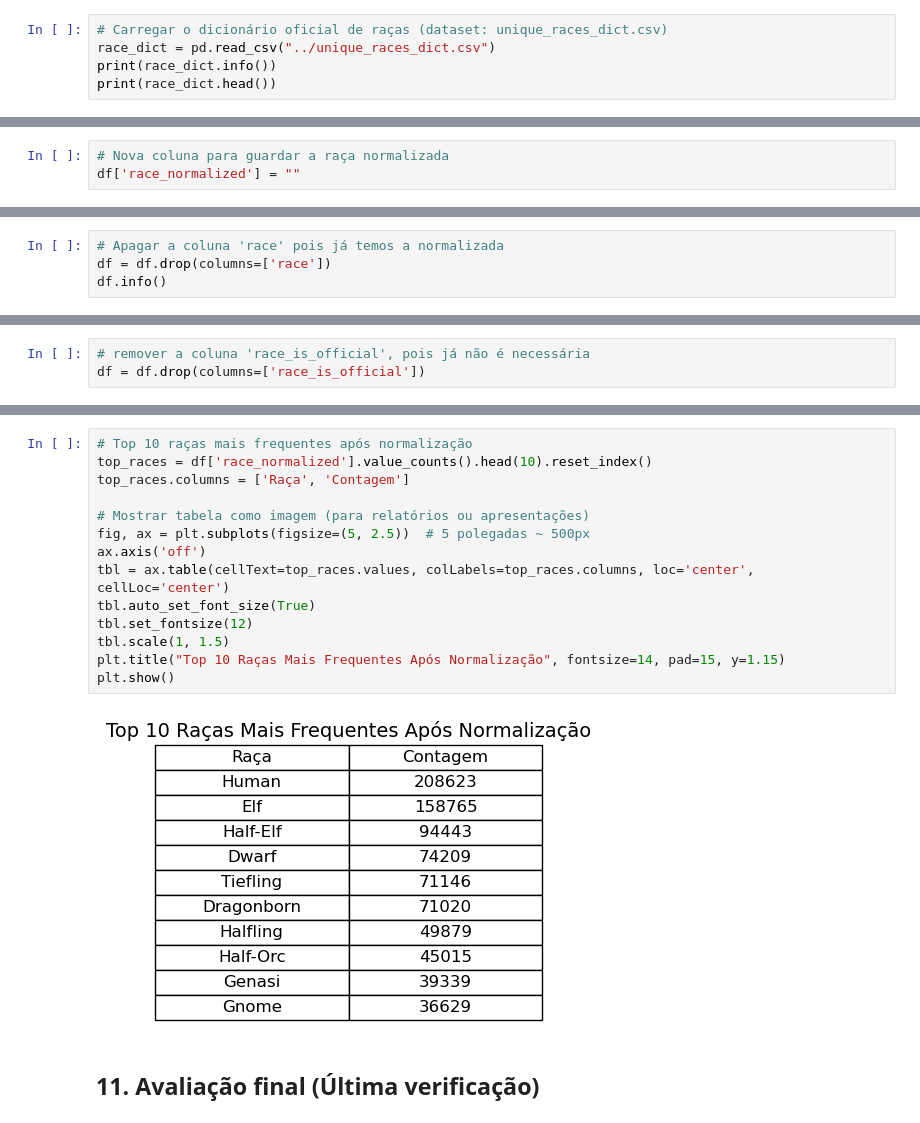
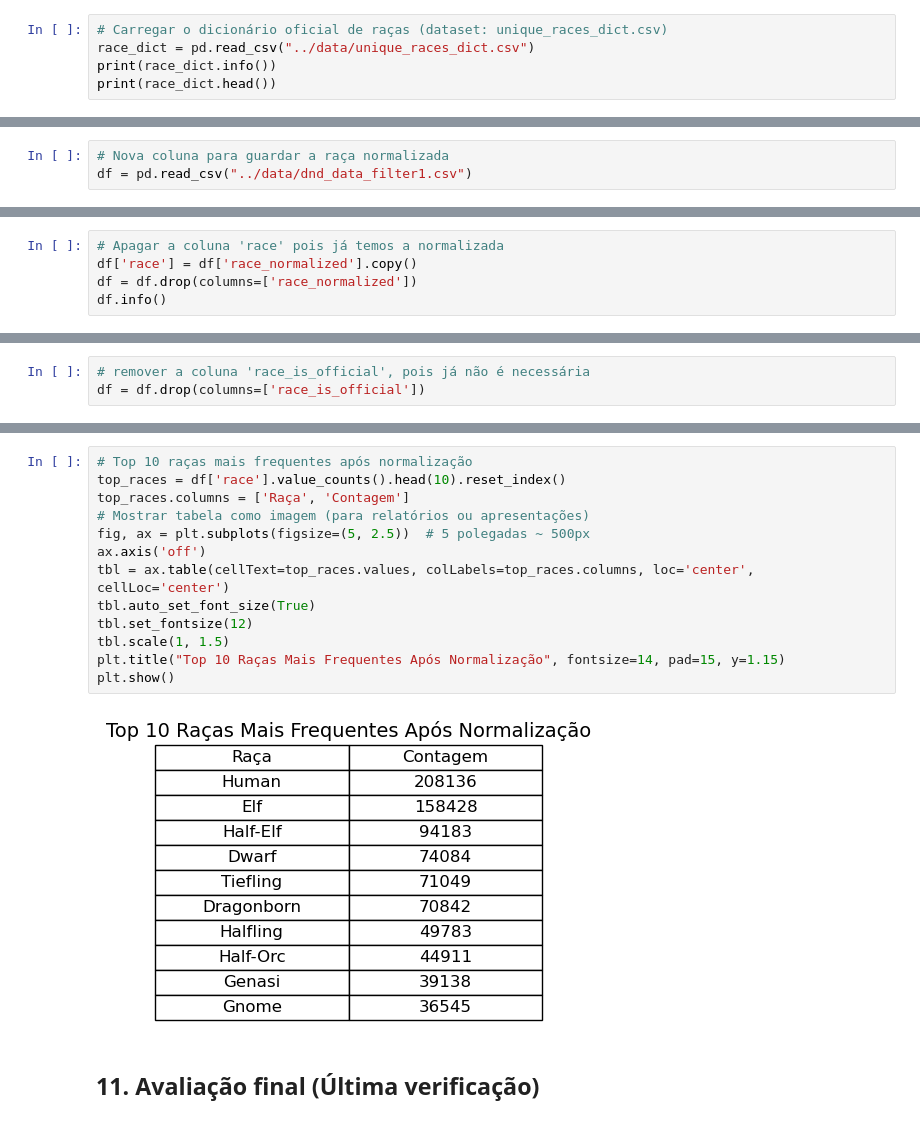
Before and after one commit to william-217/crisp-dm-dnd, a Jupyter notebook: app/data_cleaning_Final.ipynb, the cells around one changed output, grey strips where cells are left out. Cells and saved outputs as stored; diff of their text form.

Commit message:
feat:updated dataset filters

```diff
--- a/app/data_cleaning_Final.ipynb
+++ b/app/data_cleaning_Final.ipynb
@@ -557,7 +727,7 @@ Data columns (total 11 columns):
 Para a normalização da 'race' foi adoptado um dataset de validação adquirido via webscrapping (ver: validation.py)
 # %%
 # Carregar o dicionário oficial de raças (dataset: unique_races_dict.csv)
-race_dict = pd.read_csv("../unique_races_dict.csv")
+race_dict = pd.read_csv("../data/unique_races_dict.csv")
 print(race_dict.info())
 print(race_dict.head())
 # %% [output]
@@ -584,7 +754,7 @@ official_races = list(race_dict['race']) # criar lista com as raças oficiais
 official_races_lower = [r.lower() for r in official_races] # colocar tudo a lower para facilitar a comparação
 # %%
 # Nova coluna para guardar a raça normalizada
-df['race_normalized'] = ""
+df = pd.read_csv("../data/dnd_data_filter1.csv")
 # %%
 import difflib
 
@@ -752,6 +922,7 @@ Total de linhas: 979774
 # %%
 # Apagar a coluna 'race' pois já temos a normalizada
-df = df.drop(columns=['race'])
+df['race'] = df['race_normalized'].copy()
+df = df.drop(columns=['race_normalized'])
 df.info()
 # %% [output]
 <class 'pandas.core.frame.DataFrame'>
@@ -813,20 +984,19 @@ memory usage: 81.9+ MB
 None
 # %%
 # Top 10 raças mais frequentes após normalização
-top_races = df['race_normalized'].value_counts().head(10).reset_index()
+top_races = df['race'].value_counts().head(10).reset_index()
 top_races.columns = ['Raça', 'Contagem']
-
 # Mostrar tabela como imagem (para relatórios ou apresentações)
 fig, ax = plt.subplots(figsize=(5, 2.5))  # 5 polegadas ~ 500px
 ax.axis('off')
 tbl = ax.table(cellText=top_races.values, colLabels=top_races.columns, loc='center', cellLoc='center')
 tbl.auto_set_font_size(True)
 tbl.set_fontsize(12)
 tbl.scale(1, 1.5)
 plt.title("Top 10 Raças Mais Frequentes Após Normalização", fontsize=14, pad=15, y=1.15)
 plt.show()
 # %% [output]
-[figure, old version]
+[figure, new version]
 # %% [markdown]
 ## <h2>11. Avaliação final (Última verificação)
 # %%
```
Also changed, not shown: parts of 31 cells of this notebook, 6 other files.
